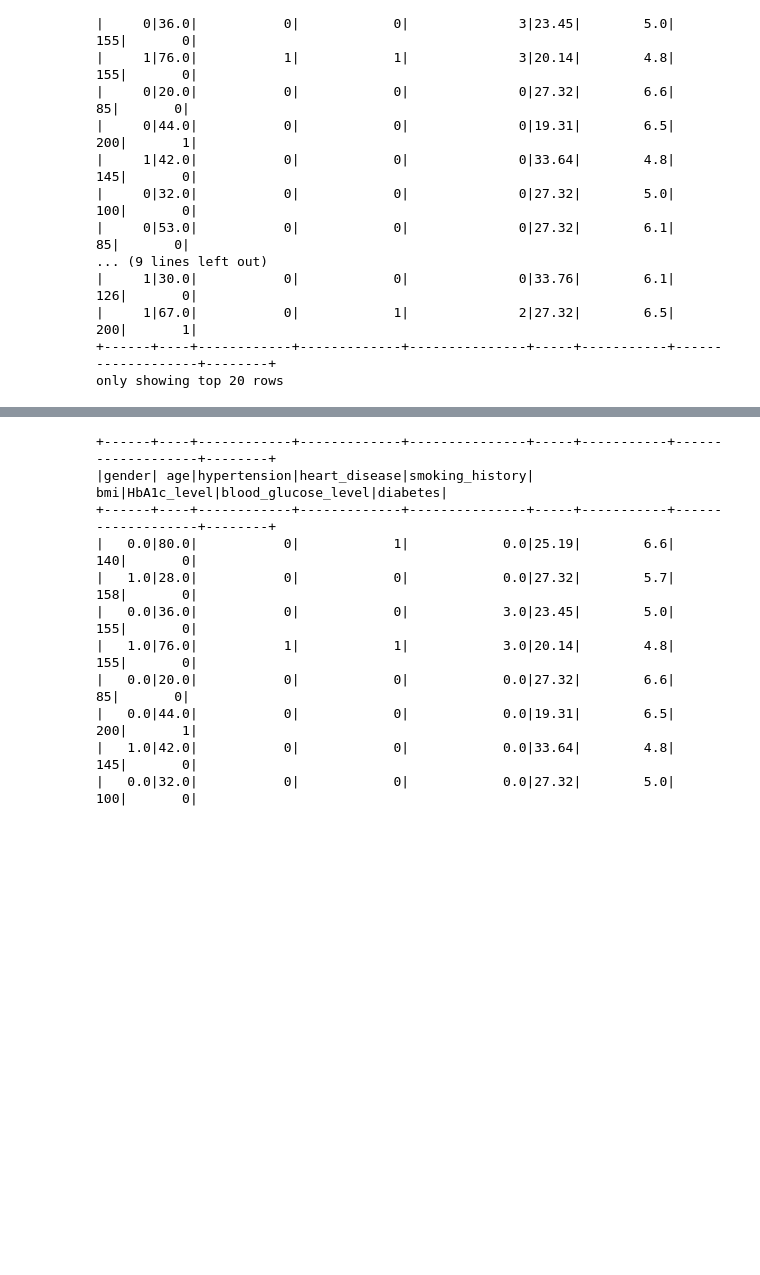
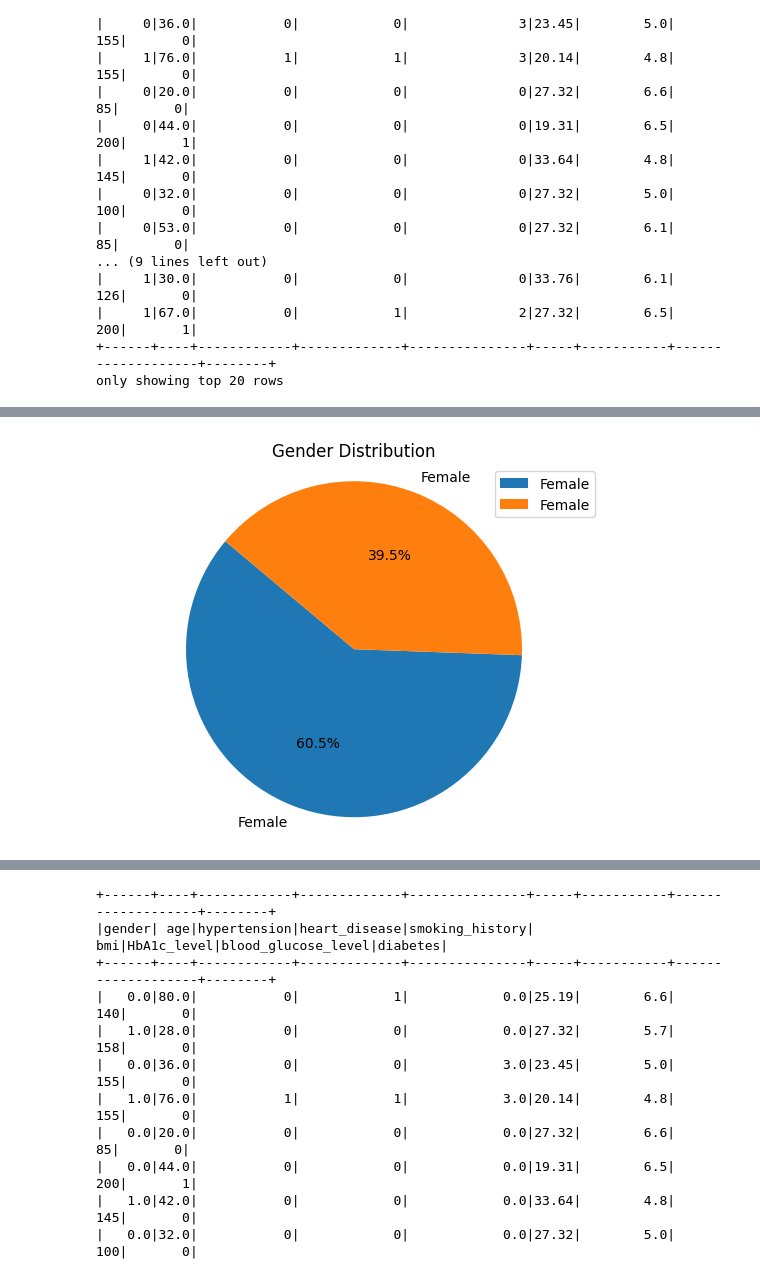
Before and after one commit to nidhi0684/Project4-DiabetesPrediction, a Jupyter notebook: Diabetes_Prediction.ipynb, the cells around one changed output, grey strips where cells are left out. Cells and saved outputs as stored; diff of their text form; code cells hidden in the pictures; blank space fills up the shorter version.

```diff
--- a/Diabetes_Prediction.ipynb
+++ b/Diabetes_Prediction.ipynb
@@ -339,0 +353,11 @@ only showing top 20 rows
+# %%
+# Pie Chart of Gender Distribution
+gender_counts = df_diabetes_pd['gender'].value_counts()
+gender_counts.index = ['Male' if idx == 0 else 'Female' for idx in gender_counts.index]
+plt.pie(gender_counts, labels=gender_counts.index, autopct='%1.1f%%', startangle=140)
+plt.title('Gender Distribution')
+plt.legend(labels=gender_counts.index, loc='upper right')
+plt.axis('equal')
+plt.show()
+# %% [output]
+[figure, added]
```
Also changed, not shown: parts of 22 cells of this notebook.
